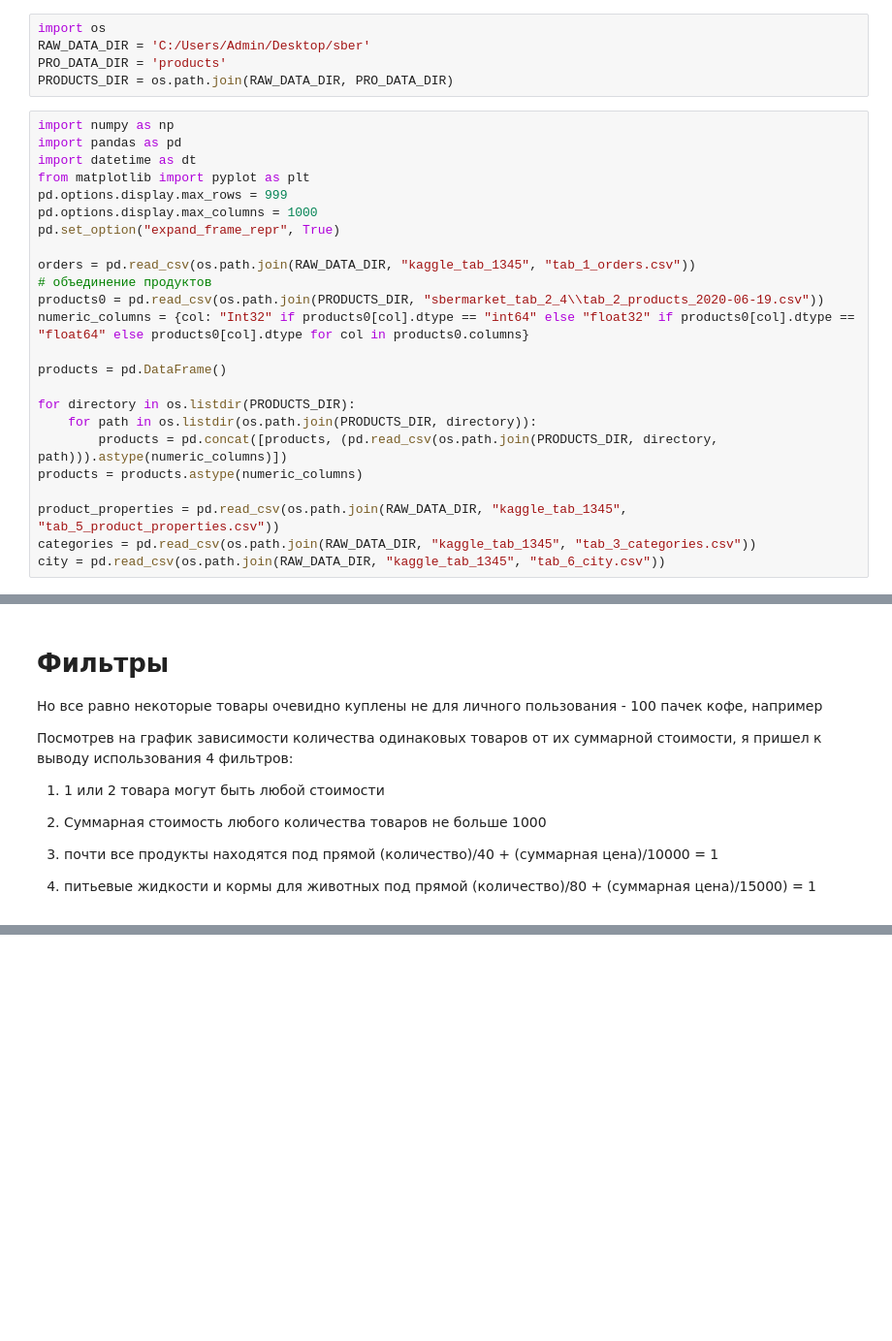
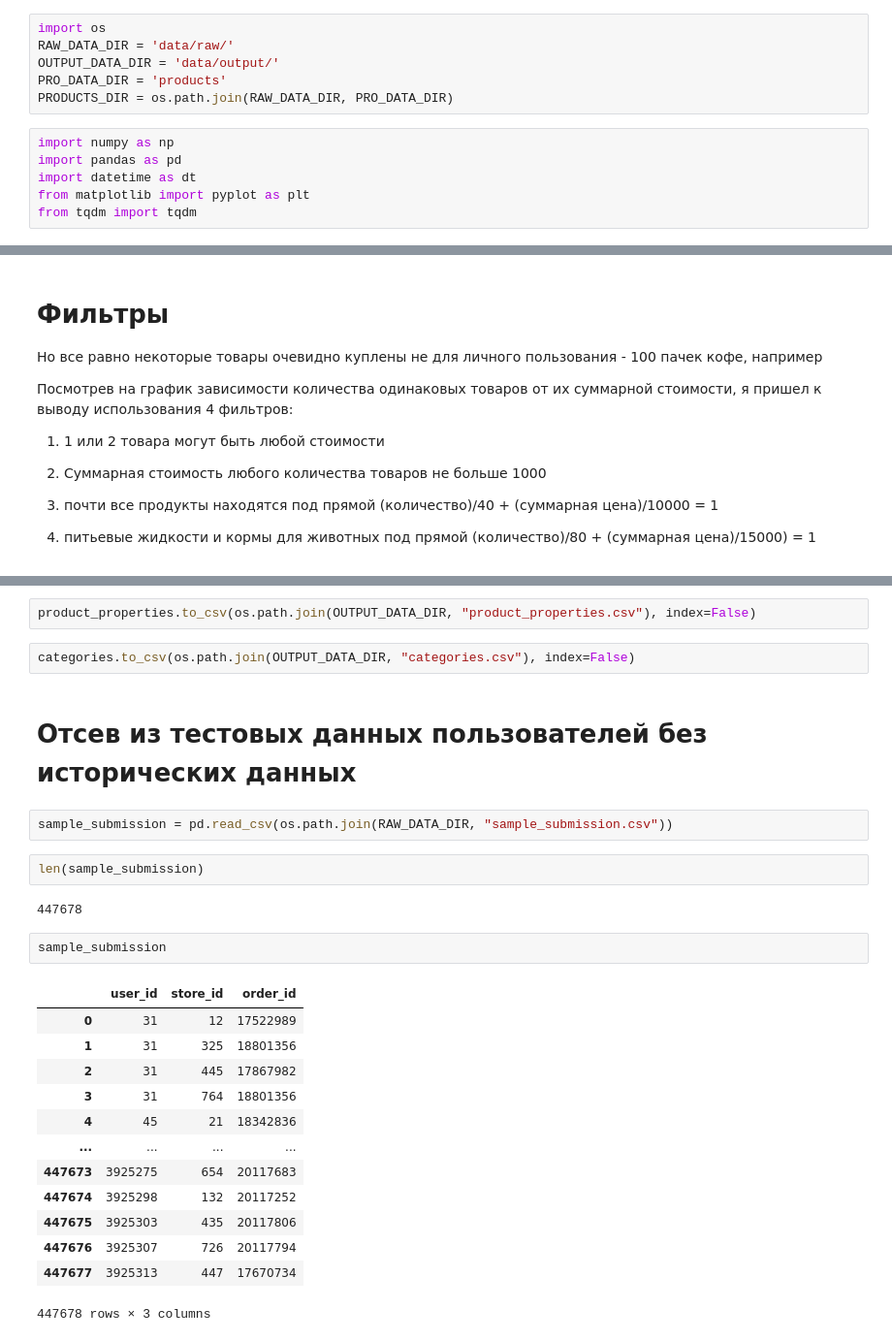
Before and after one commit to glebkuzn/sbergleb, a Jupyter notebook: glebcode.ipynb, the cells around one changed output, grey strips where cells are left out. Shown at 97% size. Drawn from its saved outputs; the diff is of its cells as text; blank space fills up the shorter version.

```diff
--- a/glebcode.ipynb
+++ b/glebcode.ipynb
@@ -2,7 +2,8 @@
 # Введение библиотек, обозначение пути, загрузка данных
 # %%
 import os
-RAW_DATA_DIR = 'C:/Users/Admin/Desktop/sber'
+RAW_DATA_DIR = 'data/raw/'
+OUTPUT_DATA_DIR = 'data/output/'
 PRO_DATA_DIR = 'products'
 PRODUCTS_DIR = os.path.join(RAW_DATA_DIR, PRO_DATA_DIR)
 # %%
@@ -10,22 +11,4 @@ import numpy as np
 import pandas as pd
 import datetime as dt
 from matplotlib import pyplot as plt
-pd.options.display.max_rows = 999
-pd.options.display.max_columns = 1000
-pd.set_option("expand_frame_repr", True)
-
-orders = pd.read_csv(os.path.join(RAW_DATA_DIR, "kaggle_tab_1345", "tab_1_orders.csv"))
-# объединение продуктов
-products0 = pd.read_csv(os.path.join(PRODUCTS_DIR, "sbermarket_tab_2_4\\tab_2_products_2020-06-19.csv"))
-numeric_columns = {col: "Int32" if products0[col].dtype == "int64" else "float32" if products0[col].dtype == "float64" else products0[col].dtype for col in products0.columns}
-
-products = pd.DataFrame()
-
-for directory in os.listdir(PRODUCTS_DIR):
-    for path in os.listdir(os.path.join(PRODUCTS_DIR, directory)):
-        products = pd.concat([products, (pd.read_csv(os.path.join(PRODUCTS_DIR, directory, path))).astype(numeric_columns)])
-products = products.astype(numeric_columns)
-
-product_properties = pd.read_csv(os.path.join(RAW_DATA_DIR, "kaggle_tab_1345", "tab_5_product_properties.csv"))
-categories = pd.read_csv(os.path.join(RAW_DATA_DIR, "kaggle_tab_1345", "tab_3_categories.csv"))
-city = pd.read_csv(os.path.join(RAW_DATA_DIR, "kaggle_tab_1345", "tab_6_city.csv"))
+from tqdm import tqdm
@@ -219,0 +407,28 @@ sample_submission['user_id'].isin(products['user_id']).sum()
+# %%
+product_properties.to_csv(os.path.join(OUTPUT_DATA_DIR, "product_properties.csv"), index=False)
+# %%
+categories.to_csv(os.path.join(OUTPUT_DATA_DIR, "categories.csv"), index=False)
+# %% [markdown]
+# Отсев из тестовых данных пользователей без исторических данных
+# %%
+sample_submission = pd.read_csv(os.path.join(RAW_DATA_DIR, "sample_submission.csv"))
+# %%
+len(sample_submission)
+# %% [output]
+447678
+# %%
+sample_submission
+# %% [output]
+|  | user_id | store_id | order_id |
+| 0 | 31 | 12 | 17522989 |
+| 1 | 31 | 325 | 18801356 |
+| 2 | 31 | 445 | 17867982 |
+| 3 | 31 | 764 | 18801356 |
+| 4 | 45 | 21 | 18342836 |
+| ... | ... | ... | ... |
+| 447673 | 3925275 | 654 | 20117683 |
+| 447674 | 3925298 | 132 | 20117252 |
+| 447675 | 3925303 | 435 | 20117806 |
+| 447676 | 3925307 | 726 | 20117794 |
+| 447677 | 3925313 | 447 | 17670734 |
+447678 rows × 3 columns
```
Also changed, not shown: parts of 80 cells of this notebook.
